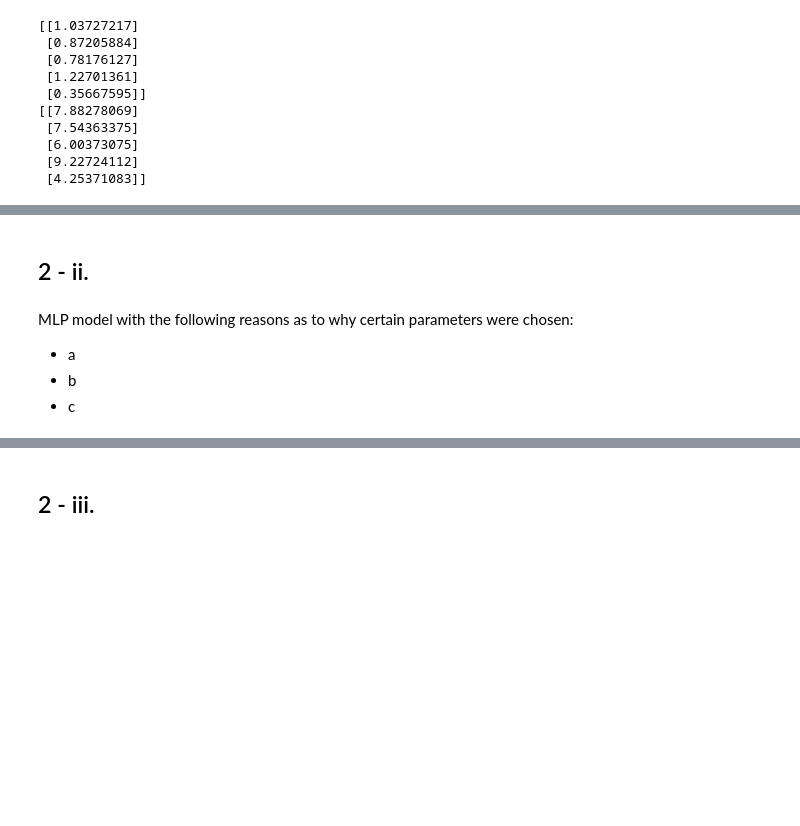
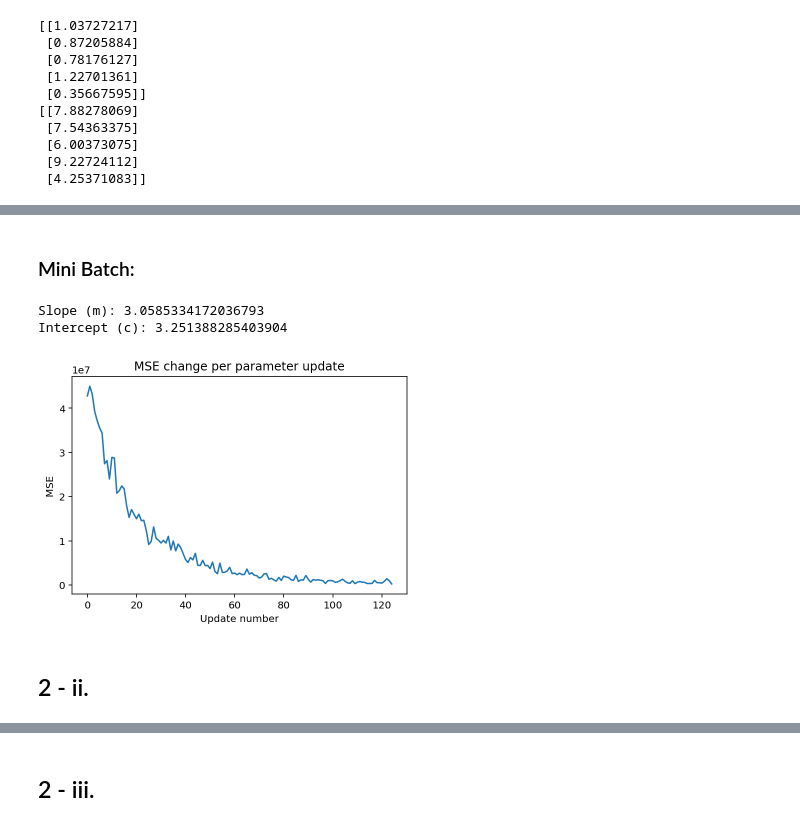
Before and after one commit to David-dmh/DL-PBA2, a Jupyter notebook: DL_PBA2.ipynb, the cells around one changed output, grey strips where cells are left out. Cells and saved outputs as stored; diff of their text form; code cells hidden in the pictures; blank space fills up the shorter version.

```diff
--- a/DL_PBA2.ipynb
+++ b/DL_PBA2.ipynb
@@ -184,7 +250,13 @@ Mini Batch:
+# %% [markdown]
+### Mini Batch:
+# %%
+mbgd = linreg_opt_algo()
+# batch size of (1 < batch size < # datapoints) for MBGD
+mbgd.fit(X_train, y_train, lr=0.01, epochs=5, batch_size=32)
+mbgd.slope_intercept();
+# %% [output]
+Slope (m): 3.0585334172036793
+Intercept (c): 3.251388285403904
+[figure, added]
 # %% [markdown]
 ## 2 - ii.
-# %% [markdown]
-MLP model with the following reasons as to why certain parameters were chosen:
-- a
-- b
-- c
```
Also changed, not shown: parts of 26 cells of this notebook.
